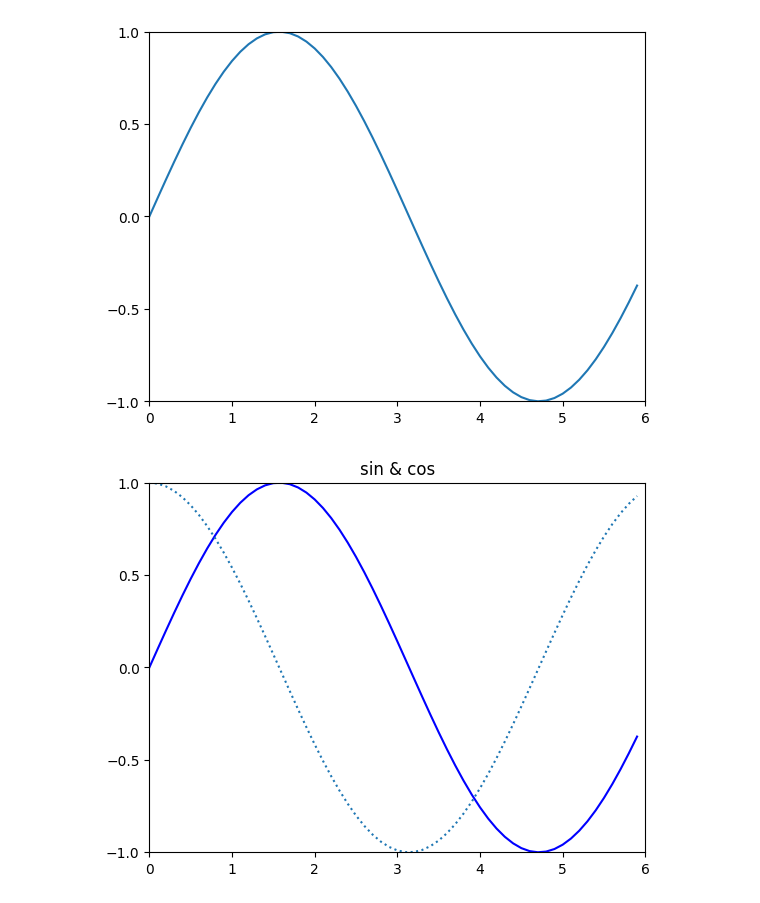
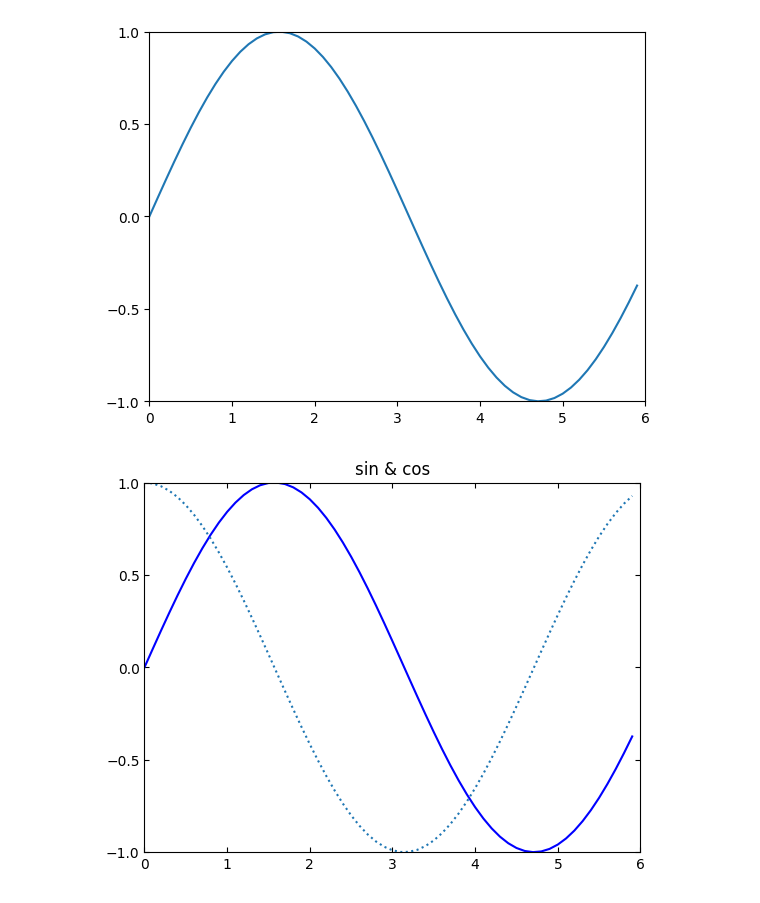
Before and after one commit to Chanmuzi/Deep-Learning-from-Scratch, a Jupyter notebook: practice.ipynb, the cells around one changed output. Drawn from its saved outputs; the diff is of its cells as text; code cells hidden in the pictures.

```diff
--- a/practice.ipynb
+++ b/practice.ipynb
@@ -681,15 +681,15 @@ plt.show()
 # %%
 x = np.arange(0, 6, 0.1)
 y1 = np.sin(x)
 y2 = np.cos(x)
 
 plt.plot(x, y1, color='blue')
 plt.plot(x, y2, ':')
-plt.xticks(np.arange(0,7,1))
+plt.tick_params(top=True, right=True, direction='in')
 plt.xlim(0,6)
 plt.yticks(np.arange(-1.0,1.5,0.5))
 plt.ylim(-1.0, 1.0)
 plt.title('sin & cos')
 plt.show()
 # %% [output]
-[figure, old version]
+[figure, new version]
```
Also changed, not shown: parts of 3 cells of this notebook.
